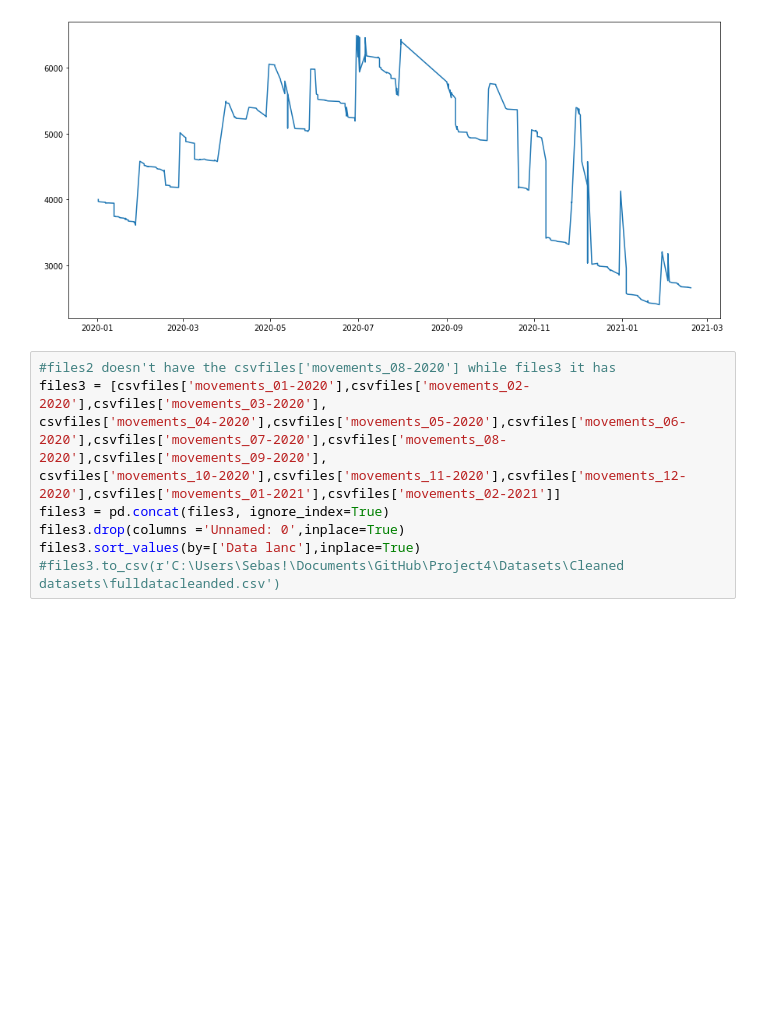
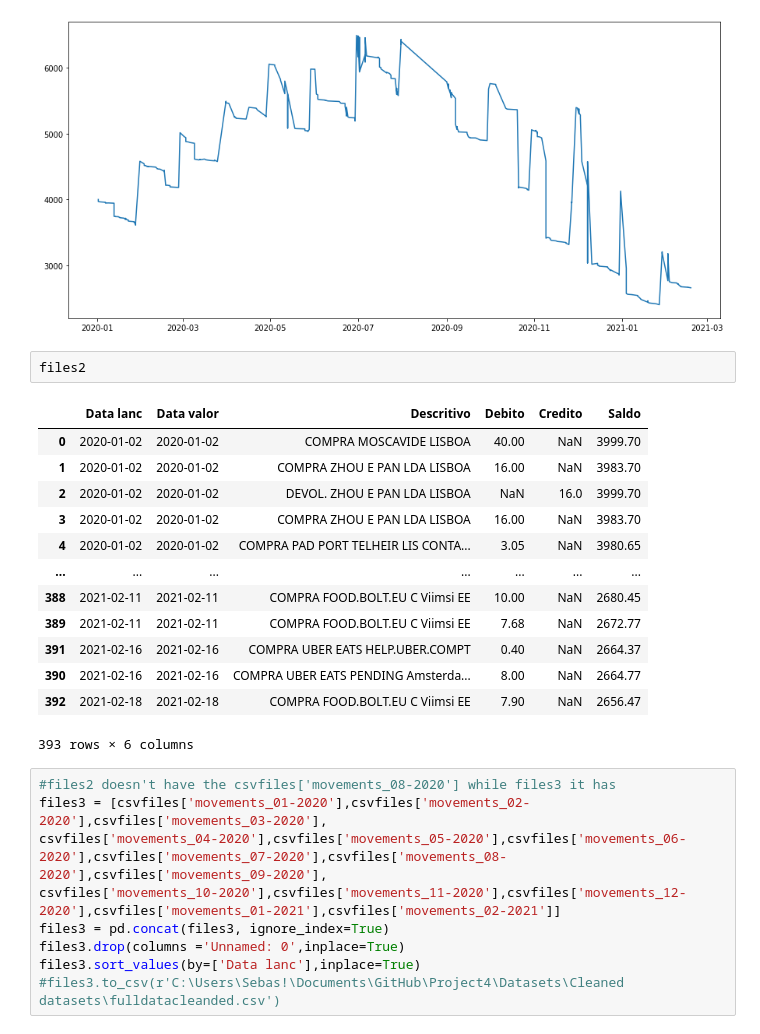
Before and after one commit to Astrobert0/Project-4, a Jupyter notebook: Analysis.ipynb, the cells around one changed output. Saved outputs shown, nothing was run; the diff lists cells and outputs as text; blank space fills up the shorter version.

```diff
--- a/Analysis.ipynb
+++ b/Analysis.ipynb
@@ -417,6 +430,22 @@ plt.plot(files2['Data lanc'],files2['Saldo'])
 # %% [output]
 [<matplotlib.lines.Line2D at 0x...>]
 [figure]
+# %%
+files2
+# %% [output]
+|  | Data lanc | Data valor | Descritivo | Debito | Credito | Saldo |
+| 0 | 2020-01-02 | 2020-01-02 | COMPRA MOSCAVIDE LISBOA | 40.00 | NaN | 3999.70 |
+| 1 | 2020-01-02 | 2020-01-02 | COMPRA ZHOU E PAN LDA LISBOA | 16.00 | NaN | 3983.70 |
+| 2 | 2020-01-02 | 2020-01-02 | DEVOL. ZHOU E PAN LDA LISBOA | NaN | 16.0 | 3999.70 |
+| 3 | 2020-01-02 | 2020-01-02 | COMPRA ZHOU E PAN LDA LISBOA | 16.00 | NaN | 3983.70 |
+| 4 | 2020-01-02 | 2020-01-02 | COMPRA PAD PORT TELHEIR LIS CONTA... | 3.05 | NaN | 3980.65 |
+| ... | ... | ... | ... | ... | ... | ... |
+| 388 | 2021-02-11 | 2021-02-11 | COMPRA FOOD.BOLT.EU C Viimsi EE | 10.00 | NaN | 2680.45 |
+| 389 | 2021-02-11 | 2021-02-11 | COMPRA FOOD.BOLT.EU C Viimsi EE | 7.68 | NaN | 2672.77 |
+| 391 | 2021-02-16 | 2021-02-16 | COMPRA UBER EATS HELP.UBER.COMPT | 0.40 | NaN | 2664.37 |
+| 390 | 2021-02-16 | 2021-02-16 | COMPRA UBER EATS PENDING Amsterda... | 8.00 | NaN | 2664.77 |
+| 392 | 2021-02-18 | 2021-02-18 | COMPRA FOOD.BOLT.EU C Viimsi EE | 7.90 | NaN | 2656.47 |
+393 rows × 6 columns
 # %%
 #files2 doesn't have the csvfiles['movements_08-2020'] while files3 it has
 files3 = [csvfiles['movements_01-2020'],csvfiles['movements_02-2020'],csvfiles['movements_03-2020'],
```
Also changed, not shown: parts of 1 cell of this notebook, 1 other file.
